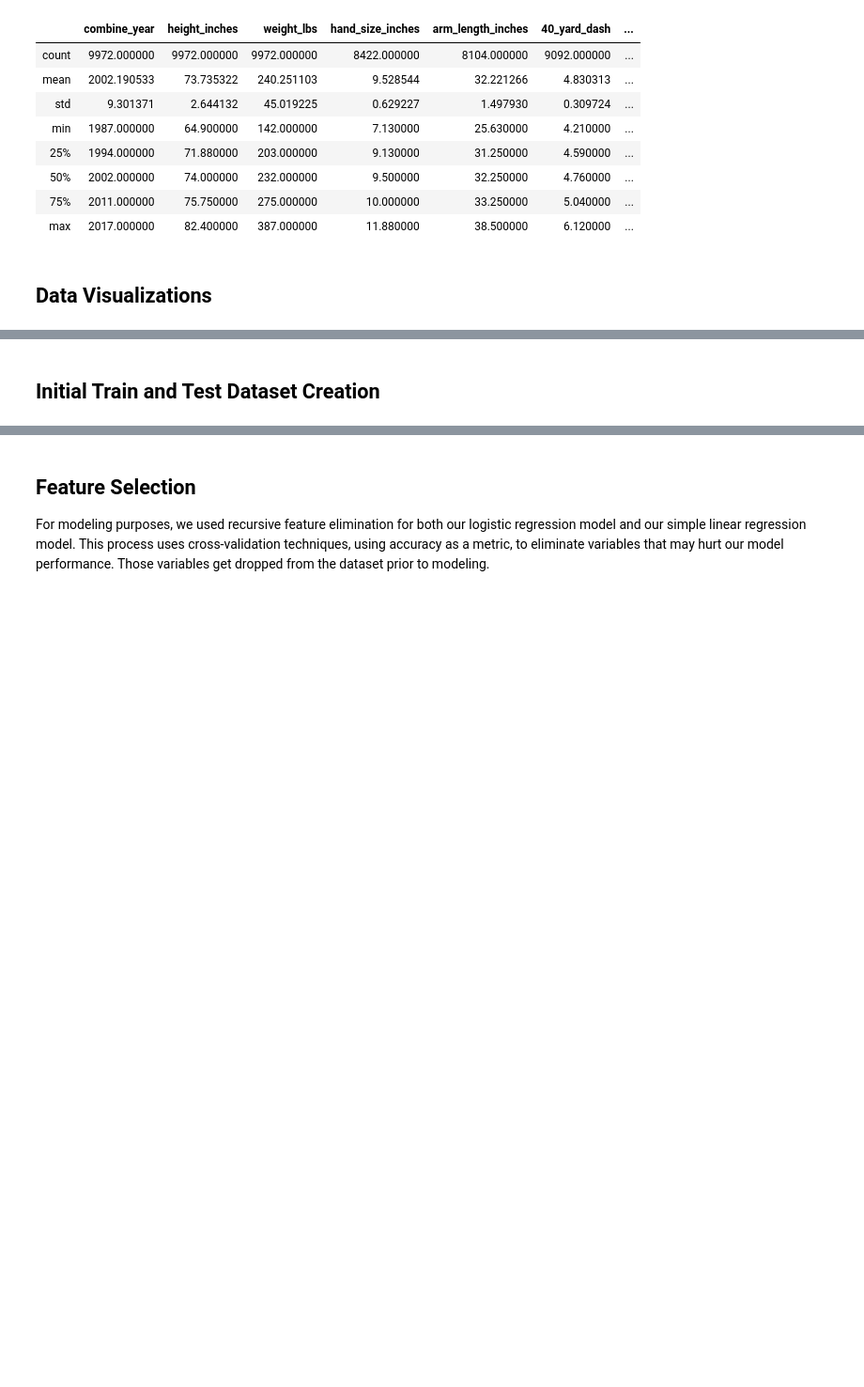
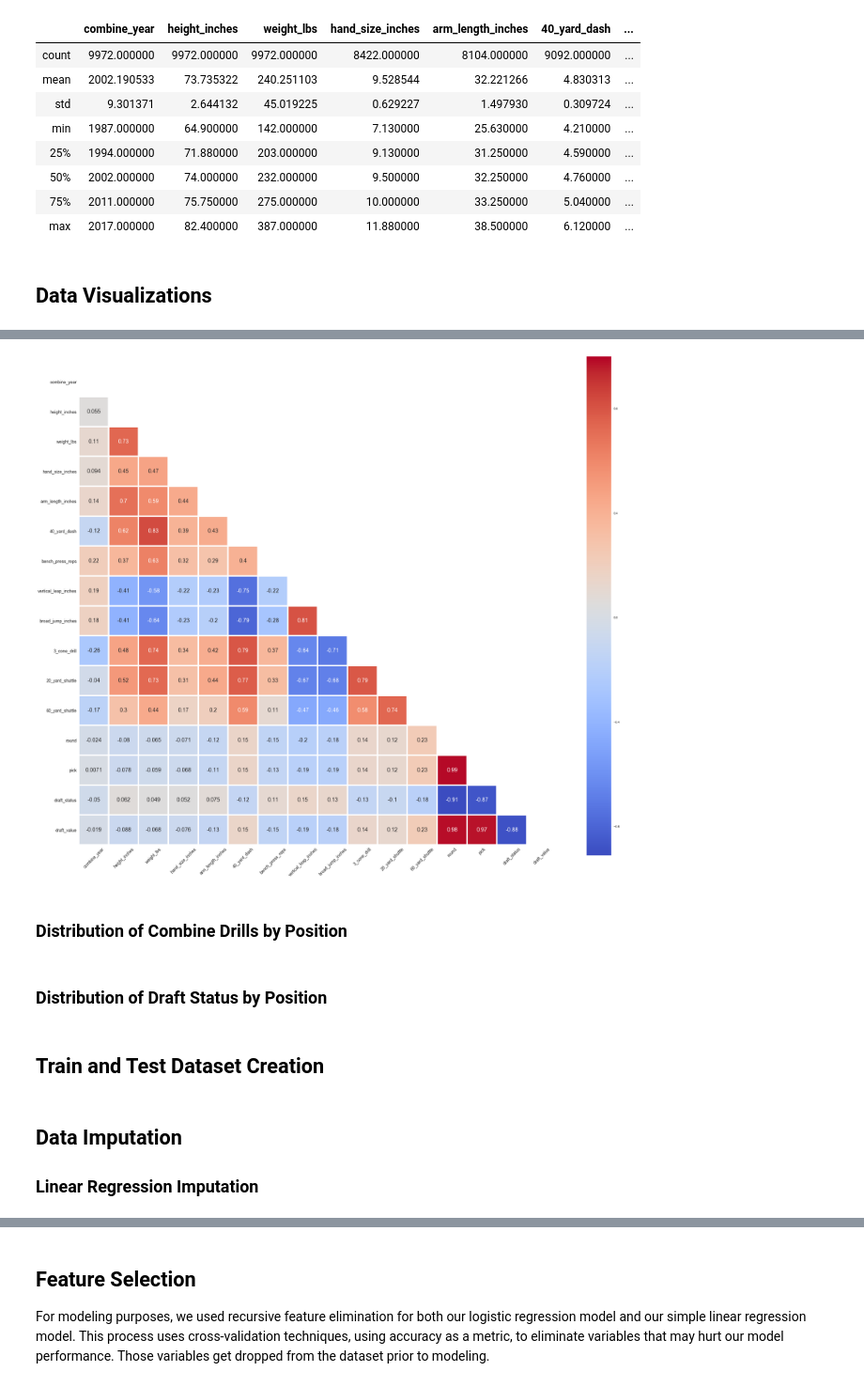
Before and after one commit to michaelpallante/nfl_combine_classification_modeling, a Jupyter notebook: notebooks/nfl_combine_eda.ipynb, the cells around one changed output, grey strips where cells are left out. Shown at 94% size. Saved outputs shown, nothing was run; the diff lists cells and outputs as text; code cells hidden in the pictures; blank space fills up the shorter version.

Commit message:
updated notebooks and data

```diff
--- a/notebooks/nfl_combine_eda.ipynb
+++ b/notebooks/nfl_combine_eda.ipynb
@@ -288,18 +287,24 @@ nfl_df.describe()
 # %%
-#Correlation Heatmap of all variables in auto_df dataset
+#Correlation Heatmap of all variables in nfl_df dataset
 
-# mask = np.zeros_like(auto_df.corr())
-# triangle_indices = np.triu_indices_from(mask)
-# mask[triangle_indices] = True
+mask = np.zeros_like(nfl_df.corr())
+triangle_indices = np.triu_indices_from(mask)
+mask[triangle_indices] = True
 
-# plt.figure(figsize=(35,30))
-# ax = sns.heatmap(auto_df.corr(method='pearson'), cmap="coolwarm", mask=mask, annot=True, annot_kws={"size": 18}, square=True, linewidths=4)
-# sns.set_style('white')
-# plt.xticks(fontsize=14, rotation=45)
-# plt.yticks(fontsize=14, rotation=0)
-# bottom, top = ax.get_ylim()
-# ax.set_ylim(bottom + 0.5, top - 0.5)
-# plt.show()
+plt.figure(figsize=(35,30))
+ax = sns.heatmap(nfl_df.corr(method='pearson'), cmap="coolwarm", mask=mask, annot=True, annot_kws={"size": 18}, square=True, linewidths=4)
+sns.set_style('white')
+plt.xticks(fontsize=14, rotation=45)
+plt.yticks(fontsize=14, rotation=0)
+bottom, top = ax.get_ylim()
+ax.set_ylim(bottom + 0.5, top - 0.5)
+plt.show()
+# %% [output]
+[figure, added]
+# %% [markdown]
+### Distribution of Combine Drills by Position
+# %% [markdown]
+### Distribution of Draft Status by Position
 # %% [markdown]
-## Initial Train and Test Dataset Creation
+## Train and Test Dataset Creation
 # %%
@@ -311,0 +323,4 @@ nfl_df.describe()
+# %% [markdown]
+## Data Imputation
+
+### Linear Regression Imputation
```
Also changed, not shown: parts of 13 cells of this notebook, 3 other files.
